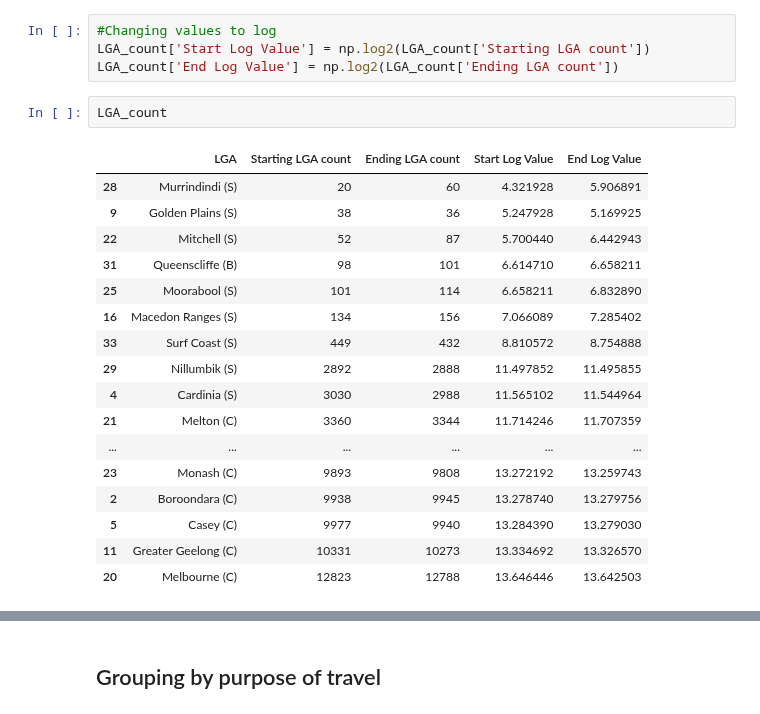
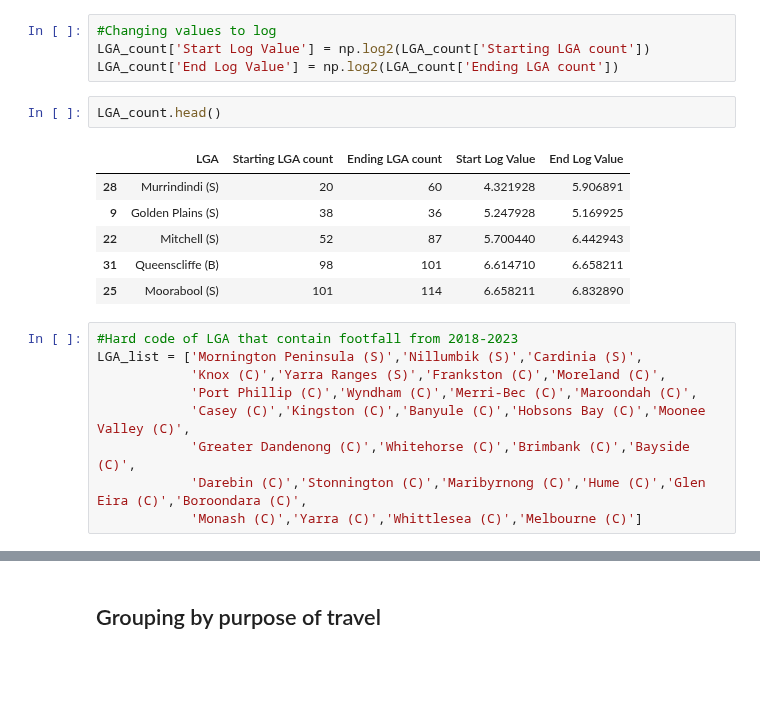
Before and after one commit to Abhidnya05/Project1Group1, a Jupyter notebook: VISTA Analyis.ipynb, the cells around one changed output, grey strips where cells are left out. Cells and saved outputs as stored; diff of their text form; blank space fills up the shorter version.

```diff
--- a/VISTA Analyis.ipynb
+++ b/VISTA Analyis.ipynb
@@ -101,22 +87,20 @@ LGA_count = LGA_count.sort_values('Starting LGA count')
 LGA_count['Start Log Value'] = np.log2(LGA_count['Starting LGA count'])
 LGA_count['End Log Value'] = np.log2(LGA_count['Ending LGA count'])
 # %%
-LGA_count
+LGA_count.head()
 # %% [output]
 |  | LGA | Starting LGA count | Ending LGA count | Start Log Value | End Log Value |
 | 28 | Murrindindi (S) | 20 | 60 | 4.321928 | 5.906891 |
 | 9 | Golden Plains (S) | 38 | 36 | 5.247928 | 5.169925 |
 | 22 | Mitchell (S) | 52 | 87 | 5.700440 | 6.442943 |
 | 31 | Queenscliffe (B) | 98 | 101 | 6.614710 | 6.658211 |
 | 25 | Moorabool (S) | 101 | 114 | 6.658211 | 6.832890 |
-| 16 | Macedon Ranges (S) | 134 | 156 | 7.066089 | 7.285402 |
-| 33 | Surf Coast (S) | 449 | 432 | 8.810572 | 8.754888 |
-| 29 | Nillumbik (S) | 2892 | 2888 | 11.497852 | 11.495855 |
-| 4 | Cardinia (S) | 3030 | 2988 | 11.565102 | 11.544964 |
-| 21 | Melton (C) | 3360 | 3344 | 11.714246 | 11.707359 |
-| ... | ... | ... | ... | ... | ... |
-| 23 | Monash (C) | 9893 | 9808 | 13.272192 | 13.259743 |
-| 2 | Boroondara (C) | 9938 | 9945 | 13.278740 | 13.279756 |
-| 5 | Casey (C) | 9977 | 9940 | 13.284390 | 13.279030 |
-| 11 | Greater Geelong (C) | 10331 | 10273 | 13.334692 | 13.326570 |
-| 20 | Melbourne (C) | 12823 | 12788 | 13.646446 | 13.642503 |
+# %%
+#Hard code of LGA that contain footfall from 2018-2023
+LGA_list = ['Mornington Peninsula (S)','Nillumbik (S)','Cardinia (S)',
+            'Knox (C)','Yarra Ranges (S)','Frankston (C)','Moreland (C)',
+            'Port Phillip (C)','Wyndham (C)','Merri-Bec (C)','Maroondah (C)',
+            'Casey (C)','Kingston (C)','Banyule (C)','Hobsons Bay (C)','Moonee Valley (C)',
+            'Greater Dandenong (C)','Whitehorse (C)','Brimbank (C)','Bayside (C)',
+            'Darebin (C)','Stonnington (C)','Maribyrnong (C)','Hume (C)','Glen Eira (C)','Boroondara (C)',
+            'Monash (C)','Yarra (C)','Whittlesea (C)','Melbourne (C)']
```
Also changed, not shown: parts of 16 cells of this notebook.
